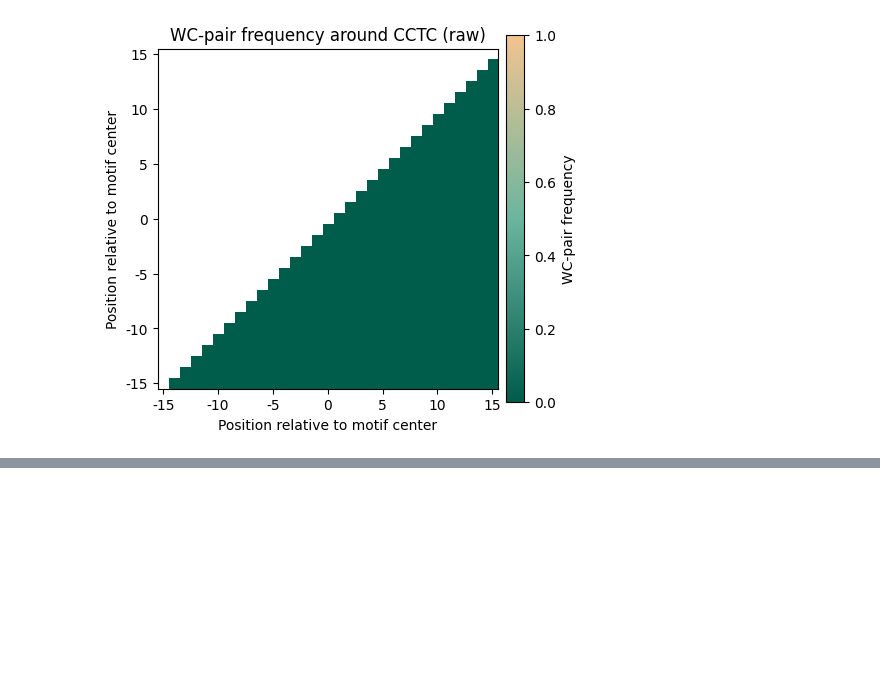
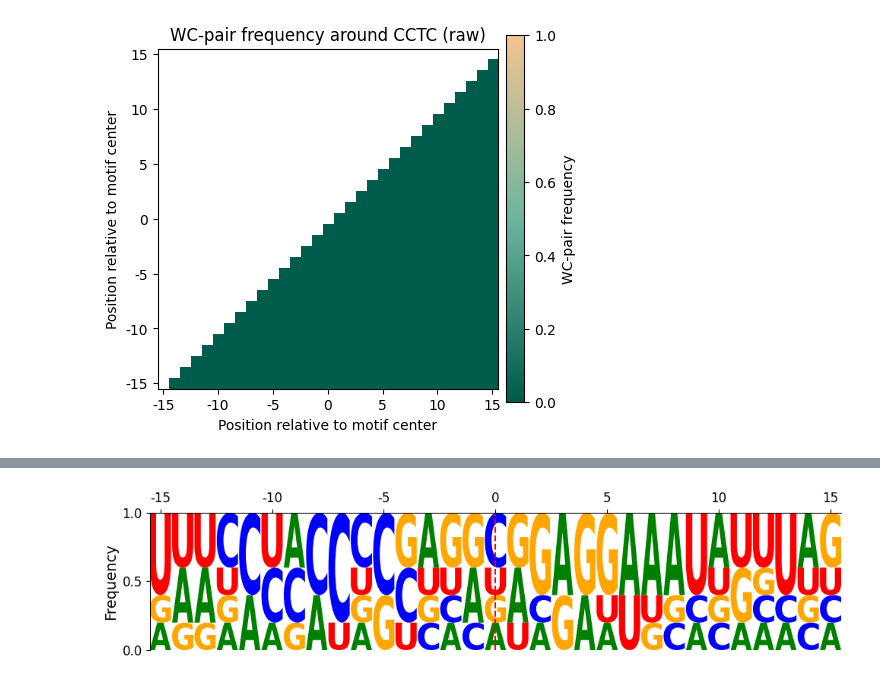
Before and after one commit to Hyeonnji/hyeonji-practice2, a Jupyter notebook: CoLab_TermProj_2025_3.ipynb, the cells around one changed output, grey strips where cells are left out. Drawn from its saved outputs; the diff is of its cells as text; code cells hidden in the pictures; blank space fills up the shorter version.

Commit message:
Add sequence logo and WC-pair heatmap generated from let-7g entropy-peak windows

```diff
--- a/CoLab_TermProj_2025_3.ipynb
+++ b/CoLab_TermProj_2025_3.ipynb
@@ -1882,3 +1882,20 @@ plt.show()
 ▶ Combined windows count: 3
 [figure]
 [figure]
+# %%
+import pandas as pd
+
+# bedGraph 불러오기
+df = pd.read_csv("Mirlet7g_entropy.bedGraph",
+                 sep="\t",
+                 names=["chrom","start","end","entropy"])
+
+# 1-1. 원하는 임계치(threshold) 설정 — 예: 상위 5%
+th = df.entropy.quantile(0.95)
+high = df[df.entropy >= th].copy()
+print(f"▶ entropy ≥ {th:.3f} 인 위치 수:", len(high))
+
+# 또는 절대값 기준: entropy ≥ 0.5
+# high = df[df.entropy >= 0.5]
+
+high.head()
@@ -1884,0 +2020,79 @@ plt.show()
+# %%
+import logomaker
+import pandas as pd
+from collections import Counter
+import matplotlib.pyplot as plt
+from Bio import SeqIO # Biopython이 설치되어 있어야 합니다 (pip install biopython)
+
+# 폰트 크기 설정 (원하는 크기로 조절하세요)
+FONT_SIZE_AXIS_LABELS = 14 # 'Frequency' 글자 크기
+FONT_SIZE_TICK_LABELS = 12 # 축 숫자 (0.0, 0.5, 1.0, -15, 0, 15 등) 크기
+
+# 3-1. FASTA 읽어서 position별 base count
+# let7g_entropy_peaks_windows.fa 파일이 존재하고 올바른 FASTA 형식이라고 가정합니다.
+try:
+    records = list(SeqIO.parse("let7g_entropy_peaks_windows.fa", "fasta"))
+    if not records:
+        print("Warning: No records found in let7g_entropy_peaks_windows.fa. Check file path and content.")
+        df_logo = pd.DataFrame(columns=["A", "C", "G", "U"])
+    else:
+        seqs = [str(r.seq).upper().replace('T', 'U') for r in records]
+
+        matrix = []
+        for pos in range(31):
+            cnt = Counter(seq[pos] for seq in seqs)
+            total = sum(cnt.get(b, 0) for b in "ACGU")
+            if total == 0:
+                freqs = {b: 0.0 for b in "ACGU"}
+            else:
+                freqs = {b: cnt.get(b, 0) / total for b in "ACGU"}
+            matrix.append(freqs)
+        df_logo = pd.DataFrame(matrix)
+
+except FileNotFoundError:
+    print("Error: let7g_entropy_peaks_windows.fa not found. Please check the file path.")
+    df_logo = pd.DataFrame(columns=["A", "C", "G", "U"])
+
+# 3-2. 로고 그리기
+plt.figure(figsize=(10, 2))
+lc = logomaker.Logo(df_logo, shade_below=0.5, fade_below=0.5)
+
+# 현재 Axes 객체를 가져옵니다.
+ax = plt.gca()
+
+# x축 눈금을 상단으로 이동
+ax.xaxis.tick_top()
+ax.xaxis.set_label_position('top')
+
+# 모든 제목 없애기
+ax.set_title('')
+
+# 왼쪽 frequency 축은 0.0 0.5 1.0 만 숫자 보이게 설정
+ax.set_yticks([0.0, 0.5, 1.0])
+ax.set_yticklabels(['0.0', '0.5', '1.0'])
+
+# 왼쪽 frequency 축에 글자 다시 넣기 (글자 크기 키우기)
+ax.set_ylabel('Frequency', fontsize=FONT_SIZE_AXIS_LABELS)
+
+# 스파인 (축 테두리) 설정
+ax.spines['right'].set_visible(False)
+ax.spines['bottom'].set_visible(False)
+
+# x축 레이블 제거
+ax.set_xlabel('')
+
+# x축 눈금 레이블 조정 (숫자 크기 키우기)
+ax.set_xticks(ticks=range(0,31,5))
+ax.set_xticklabels([f"{i-15}" for i in range(0,31,5)])
+ax.tick_params(axis='x', labelsize=FONT_SIZE_TICK_LABELS) # x축 숫자 크기 설정
+
+# y축 눈금 레이블 조정 (숫자 크기 키우기)
+ax.tick_params(axis='y', labelsize=FONT_SIZE_TICK_LABELS) # y축 숫자 크기 설정
+
+# 기준선 (-- red line at x=15)
+plt.axvline(15, color="red", linestyle="--")
+
+# 레이아웃 조정 (레이블이 잘리지 않도록)
+plt.tight_layout()
+plt.show()
+# %% [output]
@@ -1884,0 +2100 @@ plt.show()
+[figure, added]
```
Also changed, not shown: parts of 7 cells of this notebook.
